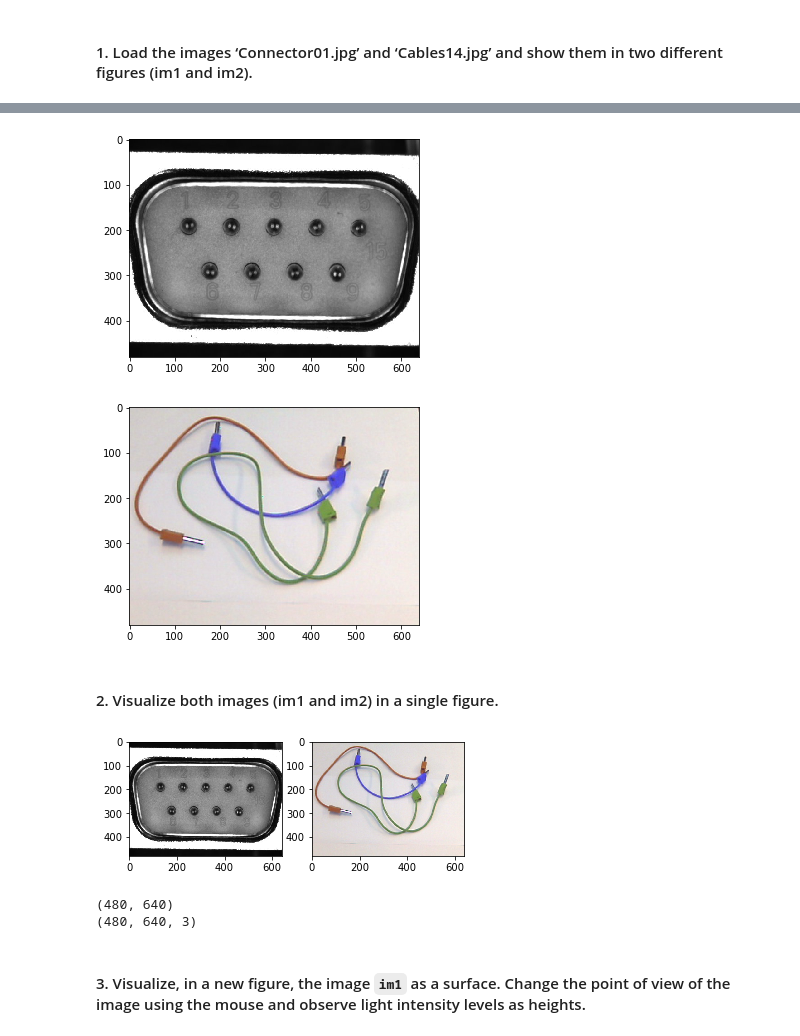
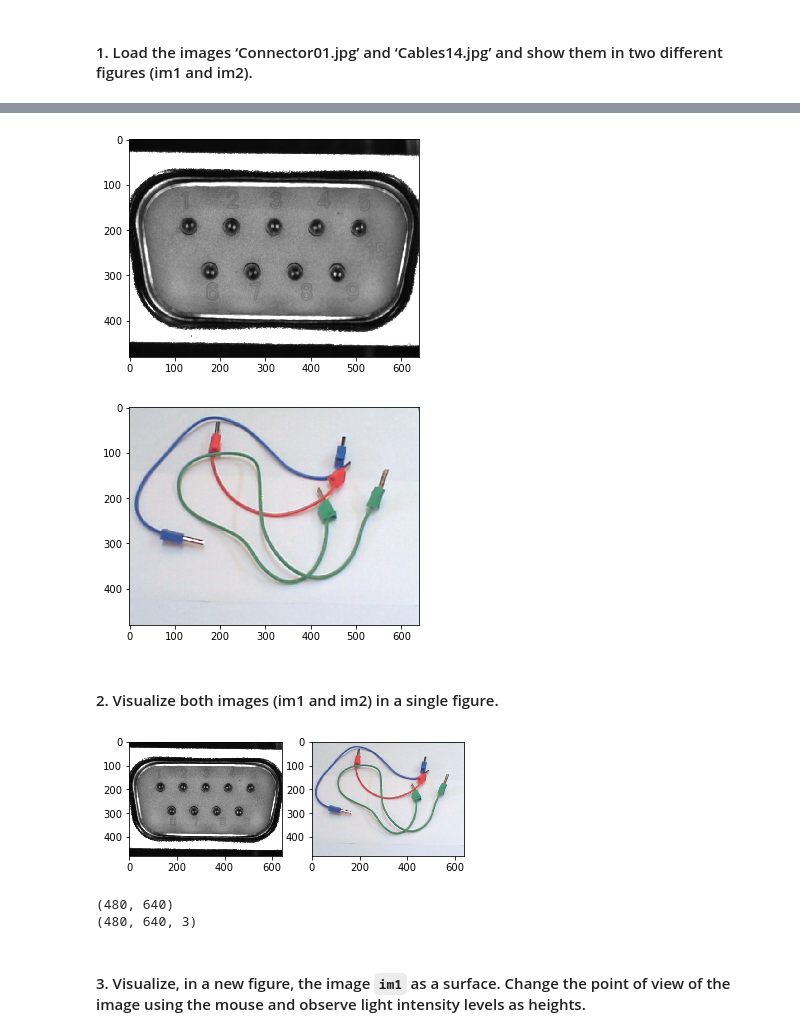
Before and after one commit to alesolano/computer_vision_with_opencv, a Jupyter notebook: notebooks/Notebook_1.ipynb, the cells around one changed output, grey strips where cells are left out. Drawn from its saved outputs; the diff is of its cells as text; code cells hidden in the pictures.

```diff
--- a/notebooks/Notebook_1.ipynb
+++ b/notebooks/Notebook_1.ipynb
@@ -11,17 +27,18 @@ It's important to set the second field of `cv2.imread()` to `0` for grayscale im
 # %%
 im1 = cv2.imread('../Images/Connector/Connector 01.jpg', 0) # grayscale image
-im2 = cv2.imread('../Images/cables/cables14.jpg') # rgb image
+im2_bgr = cv2.imread('../Images/cables/cables14.jpg') # bgr image
+im2 = cv2.cvtColor(im2_bgr, cv2.COLOR_BGR2RGB) # rgb image
 
 plt.figure(0)
 plt.imshow(im1, 'gray')
 
 plt.figure(1)
 plt.imshow(im2)
 
 plt.show()
 # %% [output]
 [figure]
-[figure, old version]
+[figure, new version]
 # %% [markdown]
 #### 2. Visualize both images (im1 and im2) in a single figure.
 # %%
@@ -34,7 +51,7 @@ plt.show()
 print(im1.shape)
 print(im2.shape)
 # %% [output]
-[figure, old version]
+[figure, new version]
 (480, 640)
 (480, 640, 3)
 # %% [markdown]
```
Also changed, not shown: parts of 14 cells of this notebook, 8 other files.
